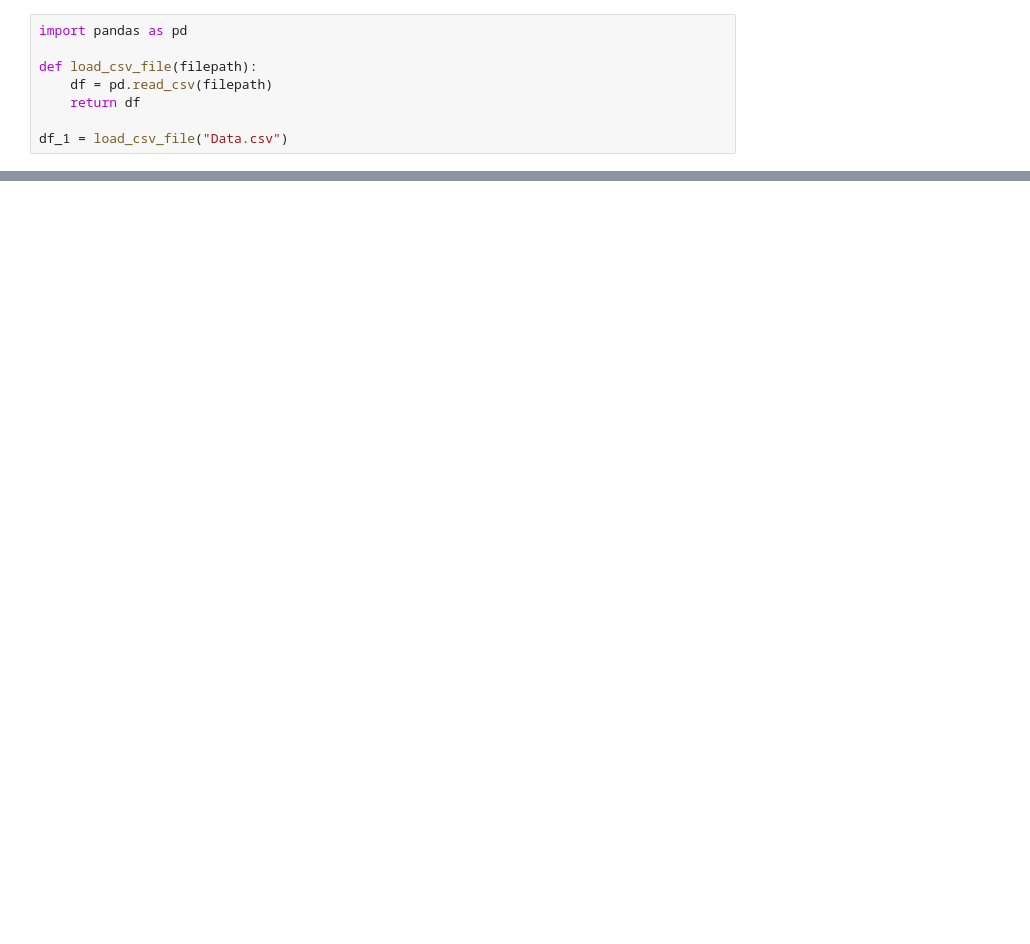
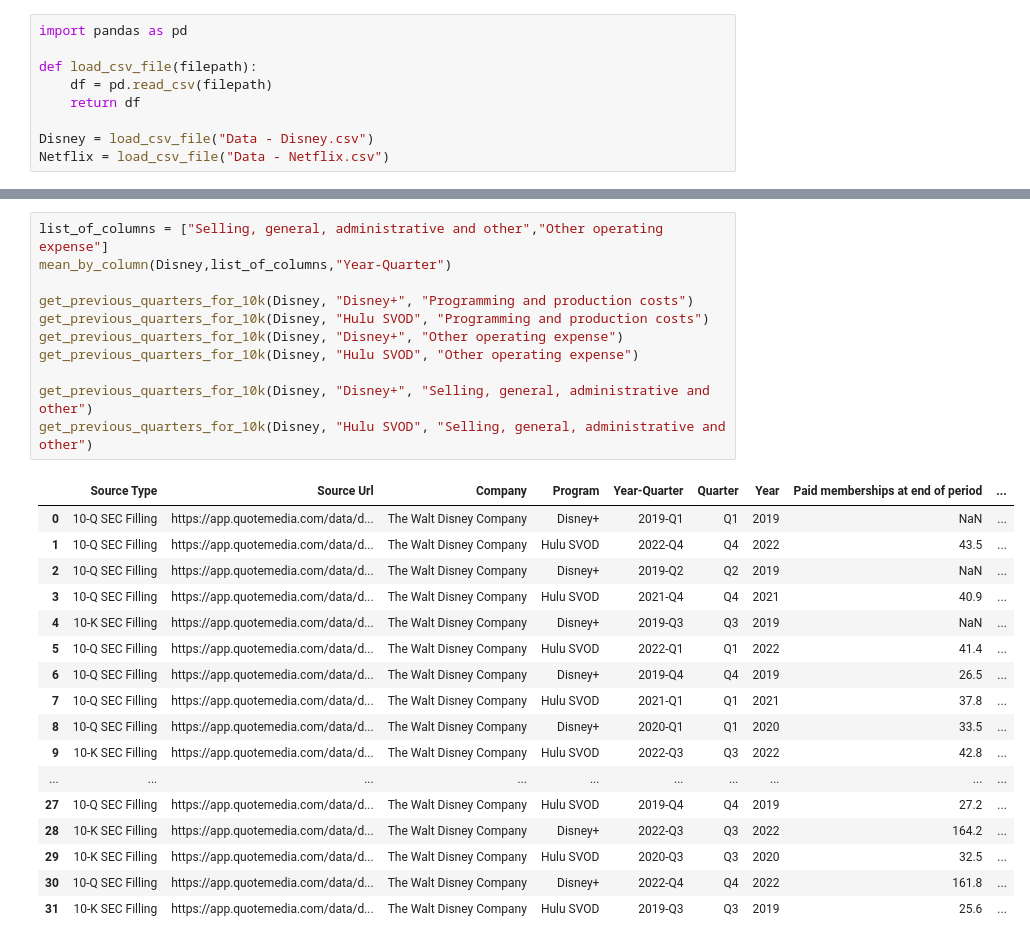
Before and after one commit to jjokker999/SIADS595, a Jupyter notebook: Project workbook.ipynb, the cells around one changed output, grey strips where cells are left out. Saved outputs shown, nothing was run; the diff lists cells and outputs as text; blank space fills up the shorter version.

```diff
--- a/Project workbook.ipynb
+++ b/Project workbook.ipynb
@@ -5,4 +5,5 @@ def load_csv_file(filepath):
     df = pd.read_csv(filepath)
     return df
 
-df_1 = load_csv_file("Data.csv")
+Disney = load_csv_file("Data - Disney.csv")
+Netflix = load_csv_file("Data - Netflix.csv")
@@ -97,0 +72,29 @@ SyntaxError: invalid syntax (<ipython-input-7-dc941640f94a>, line 1)
+# %%
+list_of_columns = ["Selling, general, administrative and other","Other operating expense"]
+mean_by_column(Disney,list_of_columns,"Year-Quarter")
+
+get_previous_quarters_for_10k(Disney, "Disney+", "Programming and production costs")
+get_previous_quarters_for_10k(Disney, "Hulu SVOD", "Programming and production costs")
+get_previous_quarters_for_10k(Disney, "Disney+", "Other operating expense")
+get_previous_quarters_for_10k(Disney, "Hulu SVOD", "Other operating expense")
+
+get_previous_quarters_for_10k(Disney, "Disney+", "Selling, general, administrative and other")
+get_previous_quarters_for_10k(Disney, "Hulu SVOD", "Selling, general, administrative and other")
+# %% [output]
+|  | Source Type | Source Url | Company | Program | Year-Quarter | Quarter | Year | Paid memberships at end of period | ... |
+| 0 | 10-Q SEC Filling | https://app.quotemedia.com/data/d... | The Walt Disney Company | Disney+ | 2019-Q1 | Q1 | 2019 | NaN | ... |
+| 1 | 10-Q SEC Filling | https://app.quotemedia.com/data/d... | The Walt Disney Company | Hulu SVOD | 2022-Q4 | Q4 | 2022 | 43.5 | ... |
+| 2 | 10-Q SEC Filling | https://app.quotemedia.com/data/d... | The Walt Disney Company | Disney+ | 2019-Q2 | Q2 | 2019 | NaN | ... |
+| 3 | 10-Q SEC Filling | https://app.quotemedia.com/data/d... | The Walt Disney Company | Hulu SVOD | 2021-Q4 | Q4 | 2021 | 40.9 | ... |
+| 4 | 10-K SEC Filling | https://app.quotemedia.com/data/d... | The Walt Disney Company | Disney+ | 2019-Q3 | Q3 | 2019 | NaN | ... |
+| 5 | 10-Q SEC Filling | https://app.quotemedia.com/data/d... | The Walt Disney Company | Hulu SVOD | 2022-Q1 | Q1 | 2022 | 41.4 | ... |
+| 6 | 10-Q SEC Filling | https://app.quotemedia.com/data/d... | The Walt Disney Company | Disney+ | 2019-Q4 | Q4 | 2019 | 26.5 | ... |
+| 7 | 10-Q SEC Filling | https://app.quotemedia.com/data/d... | The Walt Disney Company | Hulu SVOD | 2021-Q1 | Q1 | 2021 | 37.8 | ... |
+| 8 | 10-Q SEC Filling | https://app.quotemedia.com/data/d... | The Walt Disney Company | Disney+ | 2020-Q1 | Q1 | 2020 | 33.5 | ... |
+| 9 | 10-K SEC Filling | https://app.quotemedia.com/data/d... | The Walt Disney Company | Hulu SVOD | 2022-Q3 | Q3 | 2022 | 42.8 | ... |
+| ... | ... | ... | ... | ... | ... | ... | ... | ... | ... |
+| 27 | 10-Q SEC Filling | https://app.quotemedia.com/data/d... | The Walt Disney Company | Hulu SVOD | 2019-Q4 | Q4 | 2019 | 27.2 | ... |
+| 28 | 10-K SEC Filling | https://app.quotemedia.com/data/d... | The Walt Disney Company | Disney+ | 2022-Q3 | Q3 | 2022 | 164.2 | ... |
+| 29 | 10-K SEC Filling | https://app.quotemedia.com/data/d... | The Walt Disney Company | Hulu SVOD | 2020-Q3 | Q3 | 2020 | 32.5 | ... |
+| 30 | 10-Q SEC Filling | https://app.quotemedia.com/data/d... | The Walt Disney Company | Disney+ | 2022-Q4 | Q4 | 2022 | 161.8 | ... |
+| 31 | 10-K SEC Filling | https://app.quotemedia.com/data/d... | The Walt Disney Company | Hulu SVOD | 2019-Q3 | Q3 | 2019 | 25.6 | ... |
```
Also changed, not shown: parts of 19 cells of this notebook, 3 other files.
